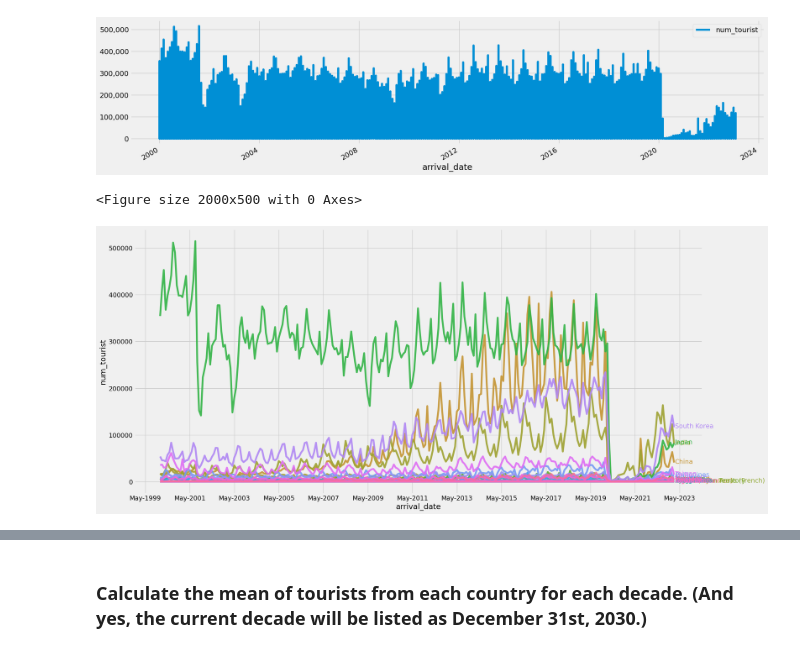
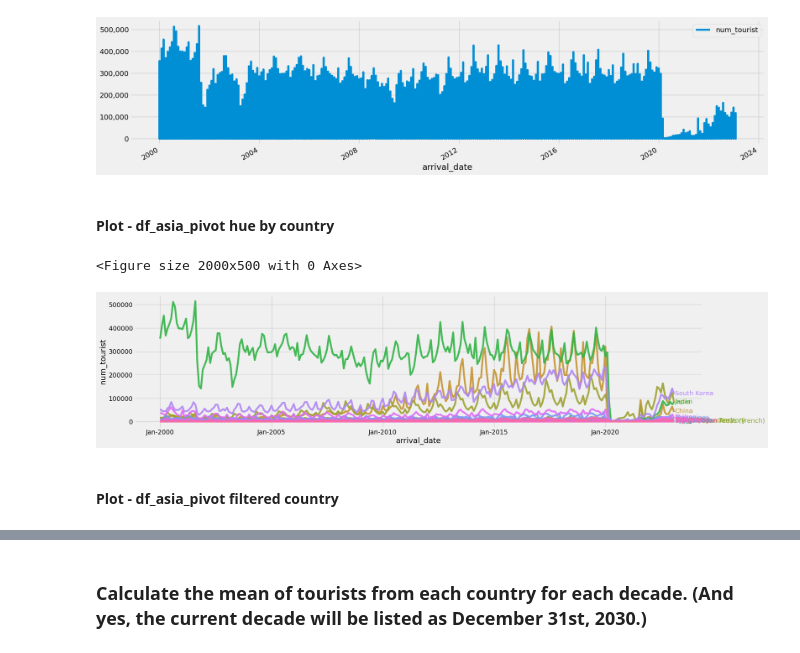
Before and after one commit to reneboygarcia/Bamboo-Weekly-by-Reuven-Lerner, a Jupyter notebook: BW_12-Tourism.ipynb, the cells around one changed output, grey strips where cells are left out. Cells and saved outputs as stored; diff of their text form; code cells hidden in the pictures.

```diff
--- a/BW_12-Tourism.ipynb
+++ b/BW_12-Tourism.ipynb
@@ -130,7 +130,7 @@ def load_and_tweak_travel(file: str) -> pd.DataFrame:
         .fillna(value=0)
         .set_index(["Country", "World Region"])
         .replace(
-            {"-": 0, " ": 0, "   ": 0}, regex=True
+            {"-": 0, " ": 0, "   ": 0, "---": 0}, regex=True
         )  # Fill values with minus sign, one space, three spaces with 0
         .pipe(convert_to_datetime)  # Convert to datetime
         .astype(int)
@@ -320,11 +316,11 @@ def line_plot(
     y: str,
     hue: str,
     color_map: Optional[Union[str, list, dict]] = None,
-    month_interval: int = 3,
+    year_interval: int=5,
 ):
     # Style
     plt.style.use("fivethirtyeight")
-    fig, ax = plt.subplots(figsize=(20, 10))
+    fig, ax = plt.subplots(figsize=(20, 5))
 
     # Plot
     ax = sns.lineplot(df, x=x, y=y, hue=hue, palette=color_map, alpha=0.9, legend=False)
@@ -355,7 +351,7 @@ def line_plot(
             ax.set_xlim(ax.get_xlim()[0], text.xy[0] + text_width * 1.05)
 
     # Format x-axis to view dates properly
-    ax.xaxis.set_major_locator(mdates.MonthLocator(interval=month_interval))
+    ax.xaxis.set_major_locator(mdates.YearLocator(base=year_interval))
     ax.xaxis.set_major_formatter(mdates.DateFormatter("%b-%Y"))
 
     # Show plot
@@ -461,26 +584,30 @@ ax = df_asia_pivot.plot(kind="line", x="arrival_date", y="num_tourist", figsize=
 ax.yaxis.set_major_formatter(plt.FuncFormatter(lambda x, loc: f"{int(x):,}"))
 # %% [output]
 [figure]
+# %% [markdown]
+#### Plot - df_asia_pivot hue by country
 # %%
 # Using seaborn
 # Style
 plt.figure(figsize=(20, 5))
 
 # Plot
 
 # ax = sns.lineplot(data=df_asia_pivot, x="arrival_date", y="num_tourist", hue="country")
 
 # Plot
 line_plot(
     df=df_asia_pivot,
     x="arrival_date",
     y="num_tourist",
     hue="country",
-    month_interval=24,
+    year_interval=5,
 )
 # %% [output]
 <Figure size 2000x500 with 0 Axes>
-[figure, old version]
+[figure, new version]
+# %% [markdown]
+#### Plot - df_asia_pivot filtered country
 # %%
 # Filtered Country
 df_asia_pivot_filtered = df_asia_pivot[
```
Also changed, not shown: parts of 16 cells of this notebook, 1 other file.
